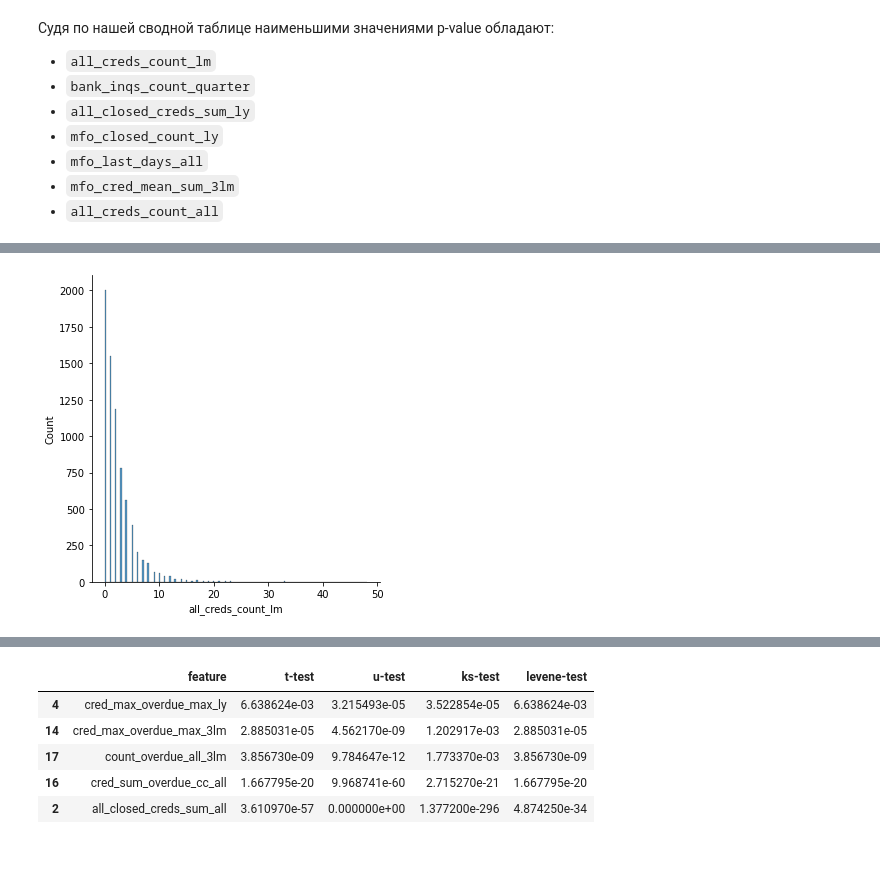
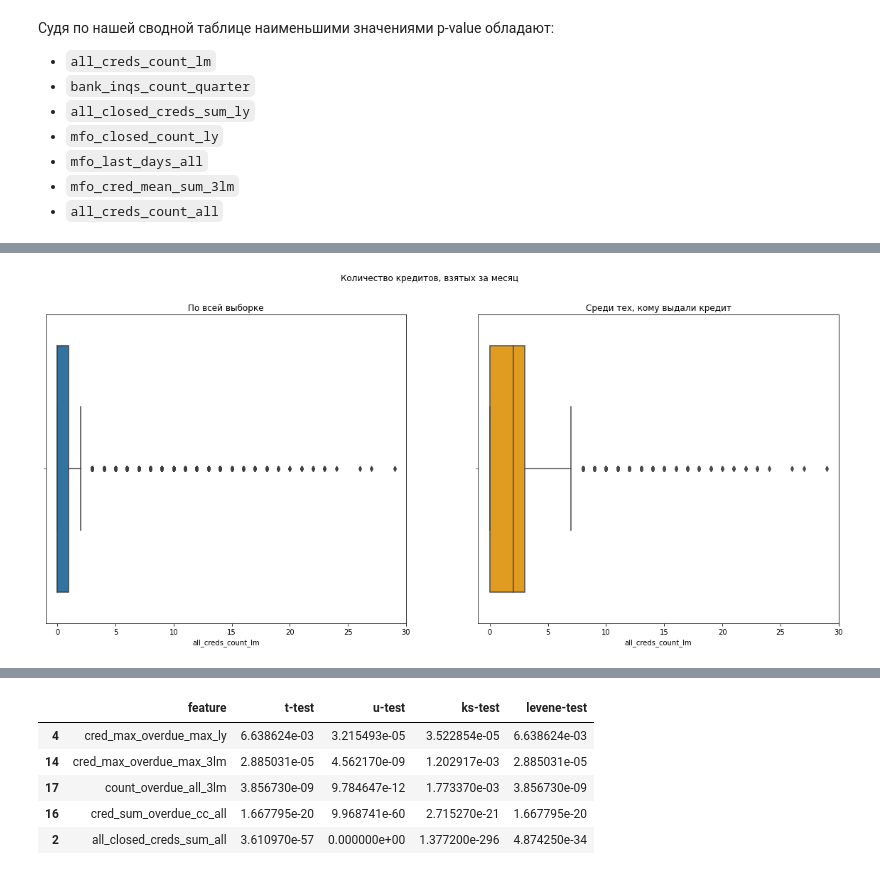
Before and after one commit to alexanderlakiza/misc, a Jupyter notebook: devim_enrollment.ipynb, the cells around one changed output, grey strips where cells are left out. Cells and saved outputs as stored; diff of their text form; code cells hidden in the pictures.

```diff
--- a/devim_enrollment.ipynb
+++ b/devim_enrollment.ipynb
@@ -830,4 +819,12 @@ sns.boxplot(data=train_df.loc[train_df['approved'] == 1], x='all_creds_count_lm'
-# %%
-sns.displot(train_df.loc[train_df['approved'] == 1]['all_creds_count_lm']);
-# %% [output]
-[figure, removed]
+# %%
+f, axs = plt.subplots(1, 2, figsize=(20, 8))
+f.suptitle('Количество кредитов, взятых за месяц')
+sns.boxplot(data=train_df, x='all_creds_count_lm', orient="h", ax=axs[0])
+sns.boxplot(data=train_df.loc[train_df['approved'] == 1], x='all_creds_count_lm', orient="h", color="orange", ax=axs[1])
+axs[0].set_title('По всей выборке')
+axs[1].set_title('Среди тех, кому выдали кредит')
+axs[0].set(xlim=(-1, 30))
+axs[1].set(xlim=(-1, 30))
+plt.show();
+# %% [output]
+[figure, added]
```
Also changed, not shown: parts of 13 cells of this notebook.
